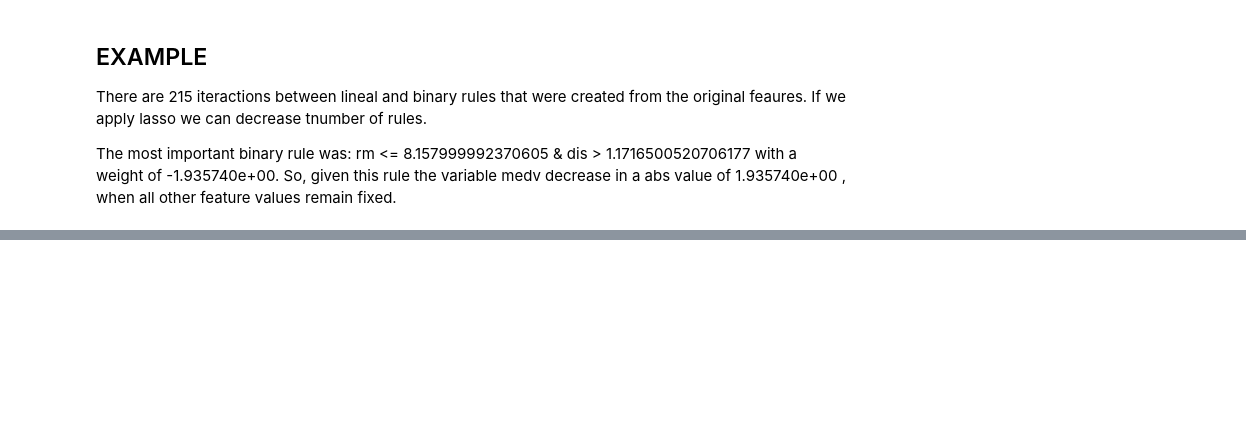
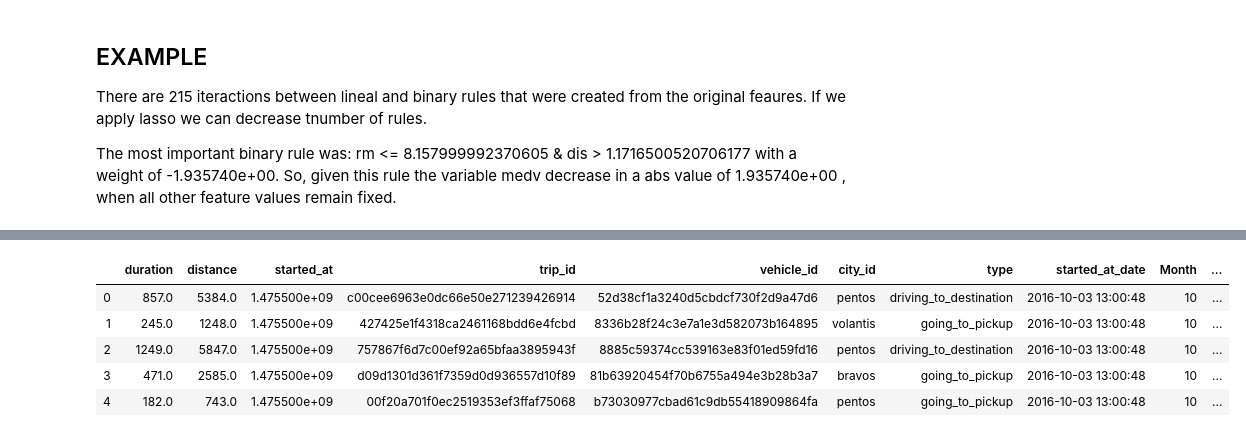
Before and after one commit to erikapat/ML_ALGORITHMS_TEST, a Jupyter notebook: RuleFit/RuleFit.ipynb, the cells around one changed output, grey strips where cells are left out. Cells and saved outputs as stored; diff of their text form; code cells hidden in the pictures; blank space fills up the shorter version.

```diff
--- a/RuleFit/RuleFit.ipynb
+++ b/RuleFit/RuleFit.ipynb
@@ -115,0 +175,4 @@ rules
+# %%
+# change the last variables created to continuous
+col = ['duration', 'distance', 'started_at']
+dataset[col] = dataset[col].apply(pd.to_numeric, downcast='float', errors = 'coerce')
@@ -115,0 +190,15 @@ rules
+# %%
+#dropnas
+dataset = dataset.dropna()
+# %%
+#pd.Timestamp(dataset.started_at, unit='s')
+dataset['started_at_date'] = pd.to_datetime(dataset['started_at'], unit='s')
+dataset['Month'] = dataset['started_at_date'].dt.month
+dataset['year'] = dataset['started_at_date'].dt.year
+dataset['day'] = dataset['started_at_date'].dt.day
+dataset['hour'] = dataset['started_at_date'].dt.hour
+dataset['time_of_day'] = np.where(dataset.hour < 24 , 'night', 'evening')
+dataset['time_of_day'] = np.where(dataset.hour < 20 , 'evening', dataset['time_of_day'])
+dataset['time_of_day'] = np.where(dataset.hour < 16 , 'afternoon', dataset['time_of_day'])
+dataset['time_of_day'] = np.where(dataset.hour < 12 , 'morning', dataset['time_of_day'] )
+dataset['time_of_day'] = np.where(dataset.hour < 6 , 'early morning', dataset['time_of_day'] )
@@ -115,0 +212,14 @@ rules
+# %%
+# indicate the type of experiment
+dataset['trip_id_exp'] = dataset['trip_id'].str[:1]
+values = ['0', '1', '2', '3', '4', '5', '6', '7', '8']
+dataset['trip_id_exp'] = np.where(dataset.trip_id_exp.isin(values), 'road', 'linear')
+# %%
+dataset.head()
+# %% [output]
+|  | duration | distance | started_at | trip_id | vehicle_id | city_id | type | started_at_date | Month | ... |
+| 0 | 857.0 | 5384.0 | 1.475500e+09 | c00cee6963e0dc66e50e271239426914 | 52d38cf1a3240d5cbdcf730f2d9a47d6 | pentos | driving_to_destination | 2016-10-03 13:00:48 | 10 | ... |
+| 1 | 245.0 | 1248.0 | 1.475500e+09 | 427425e1f4318ca2461168bdd6e4fcbd | 8336b28f24c3e7a1e3d582073b164895 | volantis | going_to_pickup | 2016-10-03 13:00:48 | 10 | ... |
+| 2 | 1249.0 | 5847.0 | 1.475500e+09 | 757867f6d7c00ef92a65bfaa3895943f | 8885c59374cc539163e83f01ed59fd16 | pentos | driving_to_destination | 2016-10-03 13:00:48 | 10 | ... |
+| 3 | 471.0 | 2585.0 | 1.475500e+09 | d09d1301d361f7359d0d936557d10f89 | 81b63920454f70b6755a494e3b28b3a7 | bravos | going_to_pickup | 2016-10-03 13:00:48 | 10 | ... |
+| 4 | 182.0 | 743.0 | 1.475500e+09 | 00f20a701f0ec2519353ef3ffaf75068 | b73030977cbad61c9db55418909864fa | pentos | going_to_pickup | 2016-10-03 13:00:48 | 10 | ... |
```
Also changed, not shown: parts of 23 cells of this notebook, 3 other files.
